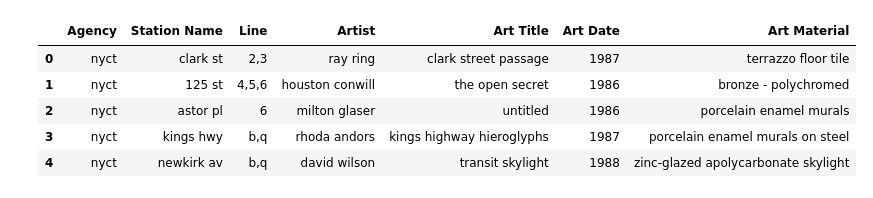
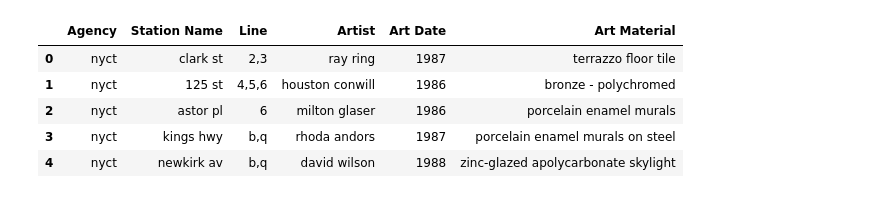
Before and after one commit to enraiha236/IS-362, a Jupyter notebook: Project 2/MTA Art.ipynb, the cells around one changed output. Drawn from its saved outputs; the diff is of its cells as text; code cells hidden in the pictures.

```diff
--- a/Project 2/MTA Art.ipynb
+++ b/Project 2/MTA Art.ipynb
@@ -18,19 +31,21 @@ df.head()
 # %%
-df = df.dropna()  # drop rows with any missing values
+# Drop unwanted columns and remove duplicates/NaNs
+df = df.drop(columns=["Art Title", "Art Description", "Art Image Link"])
+df = df.dropna()
+df = df.drop_duplicates(subset=["Station Name"])
 
-df = df.drop_duplicates(subset= ["Station Name"]) # drop duplicate rows
-
-# Drop unwanted columns
-df = df.drop(columns=["Art Description", "Art Image Link"])
+# Remove Metro-North and LIRR entries
+df = df[~df['Agency'].str.contains('Metro North|LIRR|B&T', case=False)]
 
 # Apply strip + lowercase to all object (string) columns
-for col in df.select_dtypes(include="object").columns:
-    df[col] = df[col].astype(str).str.strip().str.lower()
+for col in df.select_dtypes(include='object').columns:
+    df[col] = df[col].str.strip().str.lower()
+
 df.head()
 # %% [output]
-|  | Agency | Station Name | Line | Artist | Art Title | Art Date | Art Material |
-| 0 | nyct | clark st | 2,3 | ray ring | clark street passage | 1987 | terrazzo floor tile |
-| 1 | nyct | 125 st | 4,5,6 | houston conwill | the open secret | 1986 | bronze - polychromed |
-| 2 | nyct | astor pl | 6 | milton glaser | untitled | 1986 | porcelain enamel murals |
-| 3 | nyct | kings hwy | b,q | rhoda andors | kings highway hieroglyphs | 1987 | porcelain enamel murals on steel |
-| 4 | nyct | newkirk av | b,q | david wilson | transit skylight | 1988 | zinc-glazed apolycarbonate skylight |
+|  | Agency | Station Name | Line | Artist | Art Date | Art Material |
+| 0 | nyct | clark st | 2,3 | ray ring | 1987 | terrazzo floor tile |
+| 1 | nyct | 125 st | 4,5,6 | houston conwill | 1986 | bronze - polychromed |
+| 2 | nyct | astor pl | 6 | milton glaser | 1986 | porcelain enamel murals |
+| 3 | nyct | kings hwy | b,q | rhoda andors | 1987 | porcelain enamel murals on steel |
+| 4 | nyct | newkirk av | b,q | david wilson | 1988 | zinc-glazed apolycarbonate skylight |
```
Also changed, not shown: parts of 16 cells of this notebook.
